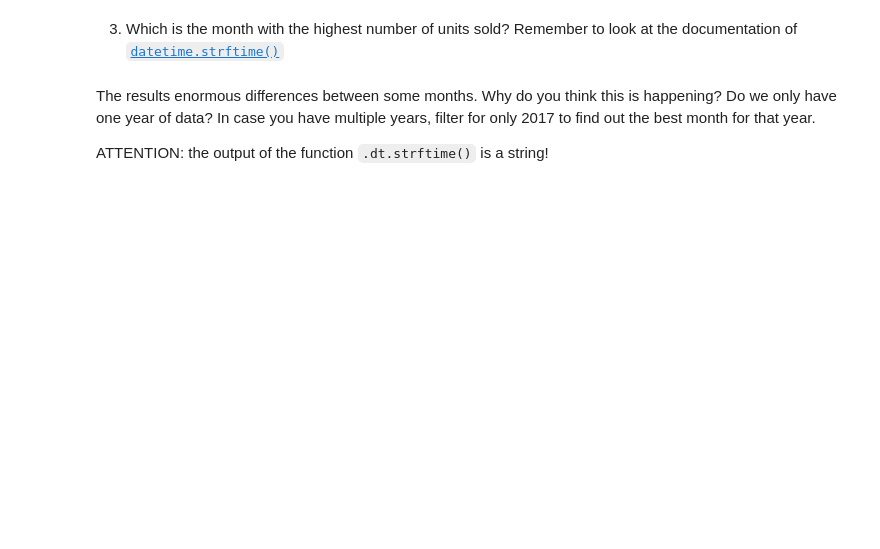
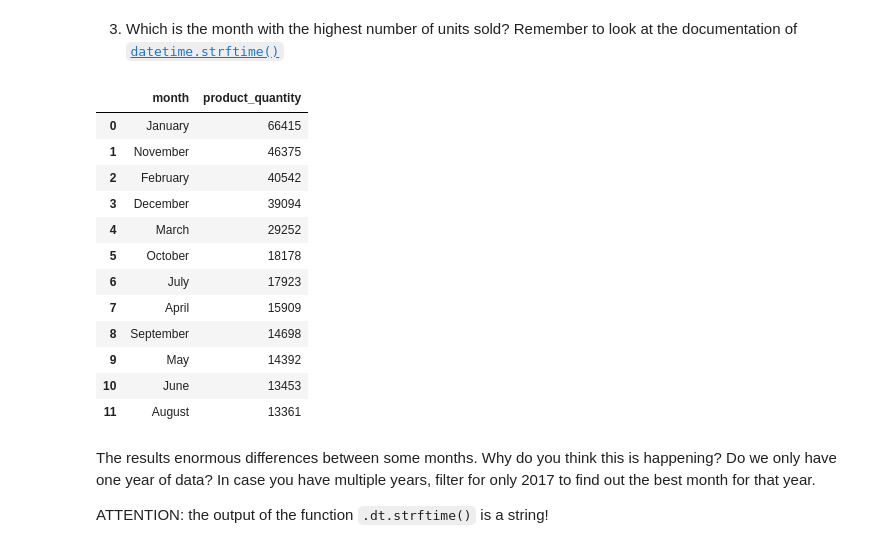
Before and after one commit to iCarambaaa/Pandas-practise, a Jupyter notebook: 2-data-aggregation-challenges.ipynb, the cells around one changed output. Cells and saved outputs as stored; diff of their text form; code cells hidden in the pictures; blank space fills up the shorter version.

```diff
--- a/2-data-aggregation-challenges.ipynb
+++ b/2-data-aggregation-challenges.ipynb
@@ -321,3 +406,20 @@ df_date[df_date['date'] == pd.to_datetime('2017-01-01')]
+# %%
+df_month = df.assign(month = df['date'].dt.strftime("%B")).copy()
+df_month.groupby("month").agg({'product_quantity':'sum'}).sort_values(by=["product_quantity"], ascending=False).reset_index()
+# %% [output]
+|  | month | product_quantity |
+| 0 | January | 66415 |
+| 1 | November | 46375 |
+| 2 | February | 40542 |
+| 3 | December | 39094 |
+| 4 | March | 29252 |
+| 5 | October | 18178 |
+| 6 | July | 17923 |
+| 7 | April | 15909 |
+| 8 | September | 14698 |
+| 9 | May | 14392 |
+| 10 | June | 13453 |
+| 11 | August | 13361 |
 # %% [markdown]
 The results enormous differences between some months. Why do you think this is happening? Do we only have one year of data? In case you have multiple years, filter for only 2017 to find out the best month for that year.
 
```
Also changed, not shown: parts of 18 cells of this notebook, 1 other file.
